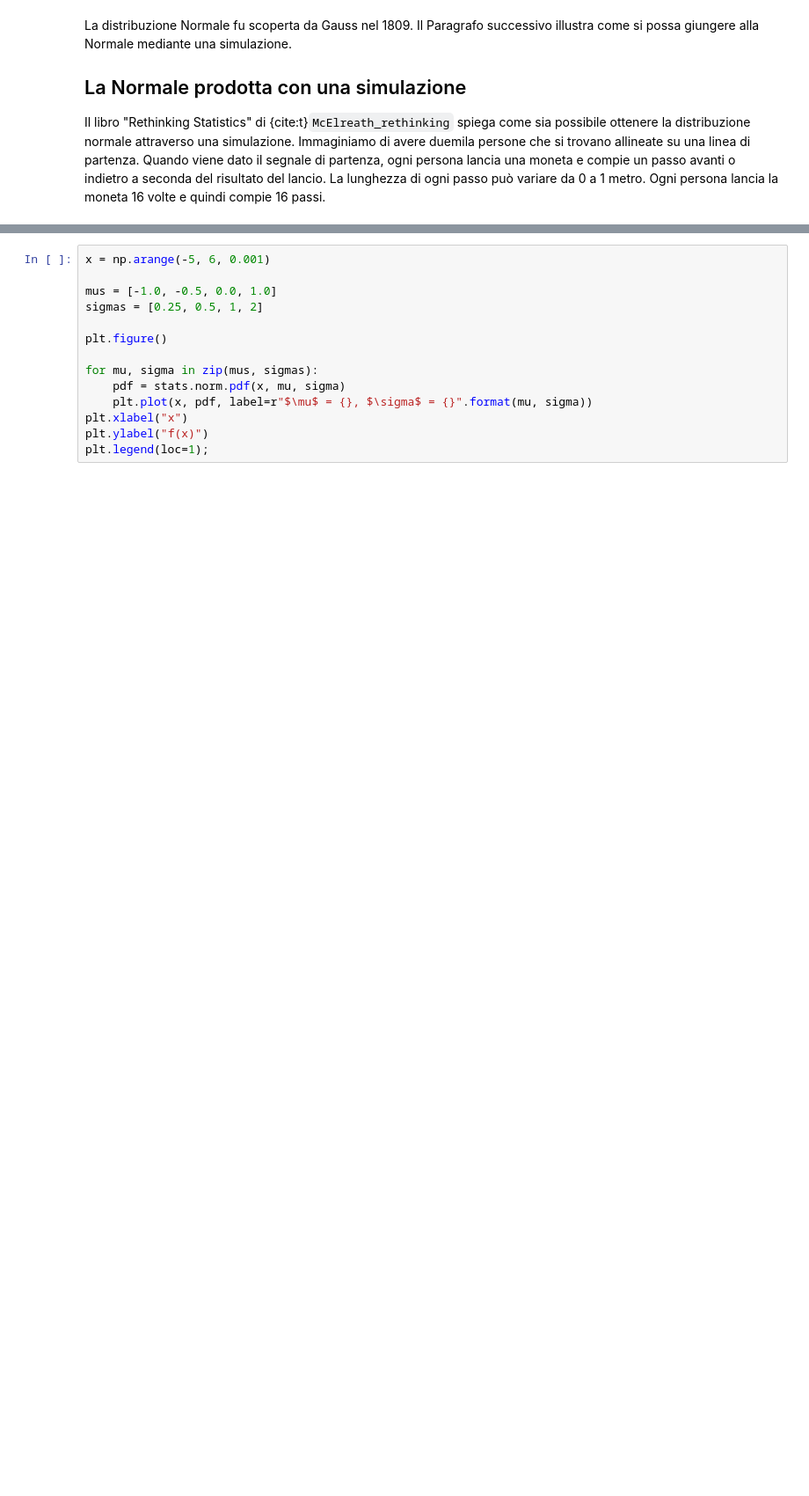
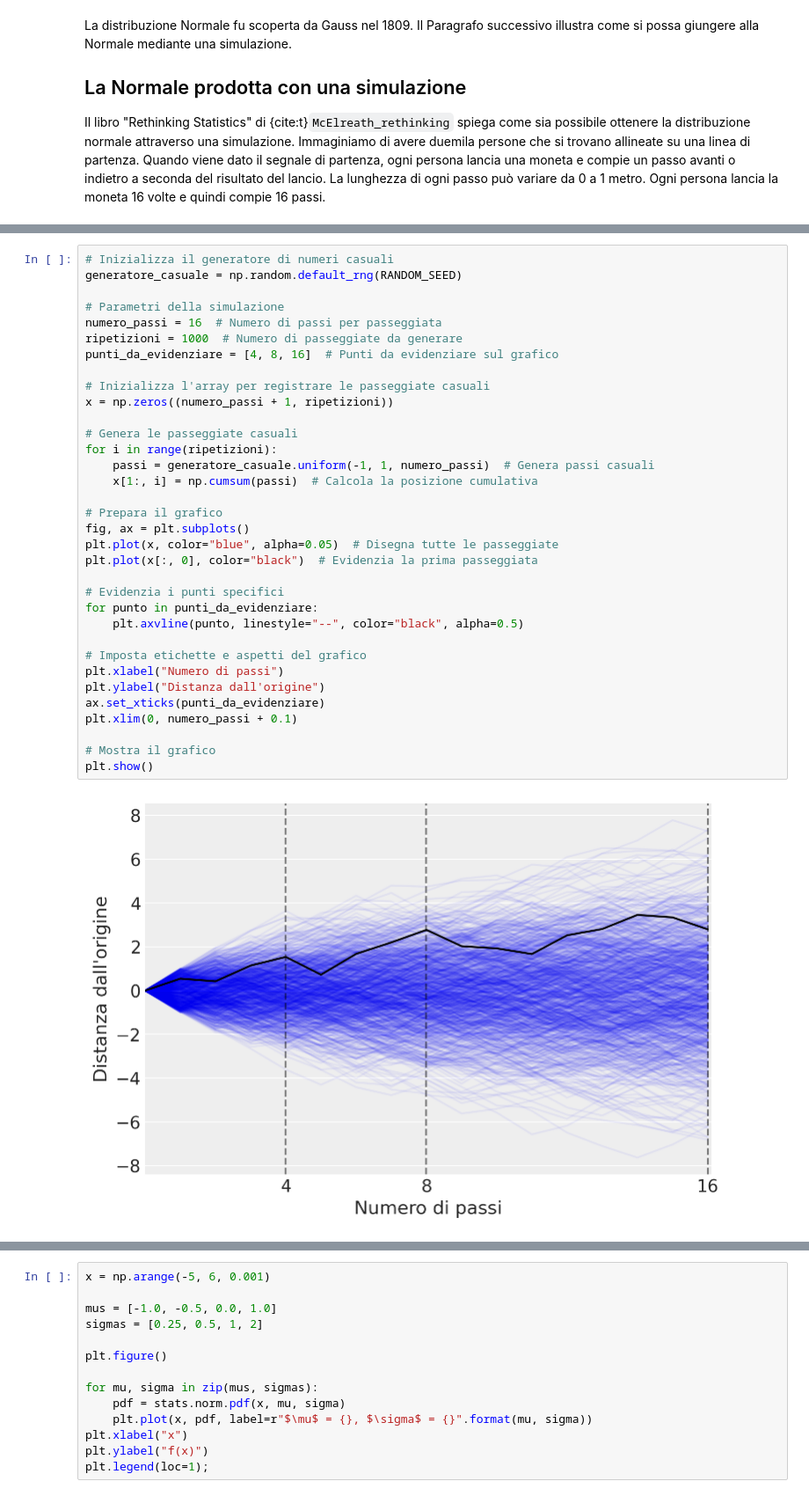
Before and after one commit to ccaudek/ds4p, a Jupyter notebook: _build/jupyter_execute/chapter_3/08_cont_rv_distr.ipynb, the cells around one changed output, grey strips where cells are left out. Shown at 88% size. Drawn from its saved outputs; the diff is of its cells as text; blank space fills up the shorter version.

```diff
--- a/_build/jupyter_execute/chapter_3/08_cont_rv_distr.ipynb
+++ b/_build/jupyter_execute/chapter_3/08_cont_rv_distr.ipynb
@@ -386,0 +323,36 @@ La rappresentazione grafica di quattro densità Normali con medie -1, -0.5, 0, 1
+# %%
+# Inizializza il generatore di numeri casuali
+generatore_casuale = np.random.default_rng(RANDOM_SEED)
+
+# Parametri della simulazione
+numero_passi = 16  # Numero di passi per passeggiata
+ripetizioni = 1000  # Numero di passeggiate da generare
+punti_da_evidenziare = [4, 8, 16]  # Punti da evidenziare sul grafico
+
+# Inizializza l'array per registrare le passeggiate casuali
+x = np.zeros((numero_passi + 1, ripetizioni))
+
+# Genera le passeggiate casuali
+for i in range(ripetizioni):
+    passi = generatore_casuale.uniform(-1, 1, numero_passi)  # Genera passi casuali
+    x[1:, i] = np.cumsum(passi)  # Calcola la posizione cumulativa
+
+# Prepara il grafico
+fig, ax = plt.subplots()
+plt.plot(x, color="blue", alpha=0.05)  # Disegna tutte le passeggiate
+plt.plot(x[:, 0], color="black")  # Evidenzia la prima passeggiata
+
+# Evidenzia i punti specifici
+for punto in punti_da_evidenziare:
+    plt.axvline(punto, linestyle="--", color="black", alpha=0.5)
+
+# Imposta etichette e aspetti del grafico
+plt.xlabel("Numero di passi")
+plt.ylabel("Distanza dall'origine")
+ax.set_xticks(punti_da_evidenziare)
+plt.xlim(0, numero_passi + 0.1)
+
+# Mostra il grafico
+plt.show()
+# %% [output]
+[figure, added]
```
Also changed, not shown: parts of 21 cells of this notebook, 19 other files.
